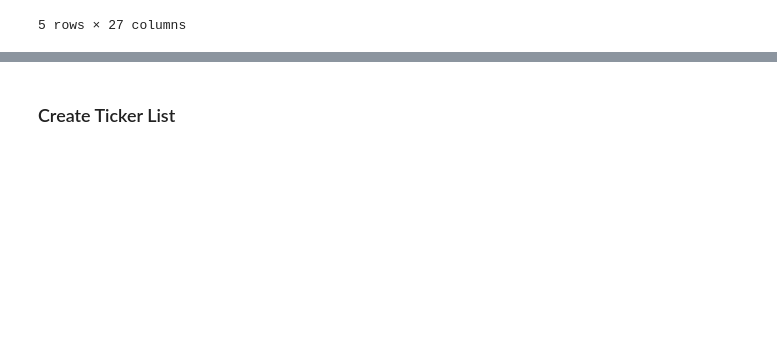
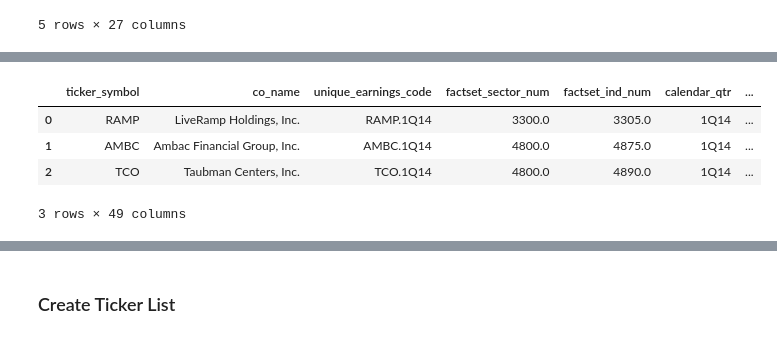
Before and after one commit to jlewis425/anomalies-in-earnings-release-reactions, a Jupyter notebook: data_cleaning_sandbox.ipynb, the cells around one changed output, grey strips where cells are left out. Cells and saved outputs as stored; diff of their text form; code cells hidden in the pictures; blank space fills up the shorter version.

Commit message:
add preprocessing functions; delete stray files

```diff
--- a/data_cleaning_sandbox.ipynb
+++ b/data_cleaning_sandbox.ipynb
@@ -268,0 +343,26 @@ surp_data.head()
+# %%
+# function to facilitate extracting columns with features, tagged with a trailing F
+
+def create_feature_df_index(df):
+    """Creates a new Index for extracting columns coded with a trailing 'F'from a dataframe"""
+    old_columns = list(df.columns)
+    new_columns = []
+
+    for col in columns:
+        if col[-1] == 'F':
+            new_columns.append(col)
+
+    new_columns.insert(0, 'unique_earnings_code')
+    ind_obj = pd.Index(new_columns)
+    return ind_obj
+# %%
+# function to do a clean merge of the surprise and feature dataframes
+
+def clean_feature_bind(surp_df, feature_df, retained_columns):
+    """Creates a tidied up df from a surp_df and feature_df, based on an Index object of cols to retain."""
+    bound_df = pd.merge(surp_df, feature_df[retained_columns], on='unique_earnings_code')
+    return bound_df
+# %%
+r_cols = create_feature_df_index(f1)
+# %%
+test = clean_feature_bind(surp_data, f1, r_cols)
@@ -268,0 +489,8 @@ surp_data.head()
+# %%
+test.head(3)
+# %% [output]
+|  | ticker_symbol | co_name | unique_earnings_code | factset_sector_num | factset_ind_num | calendar_qtr | ... |
+| 0 | RAMP | LiveRamp Holdings, Inc. | RAMP.1Q14 | 3300.0 | 3305.0 | 1Q14 | ... |
+| 1 | AMBC | Ambac Financial Group, Inc. | AMBC.1Q14 | 4800.0 | 4875.0 | 1Q14 | ... |
+| 2 | TCO | Taubman Centers, Inc. | TCO.1Q14 | 4800.0 | 4890.0 | 1Q14 | ... |
+3 rows × 49 columns
```
Also changed, not shown: parts of 30 cells of this notebook, 4 other files.
